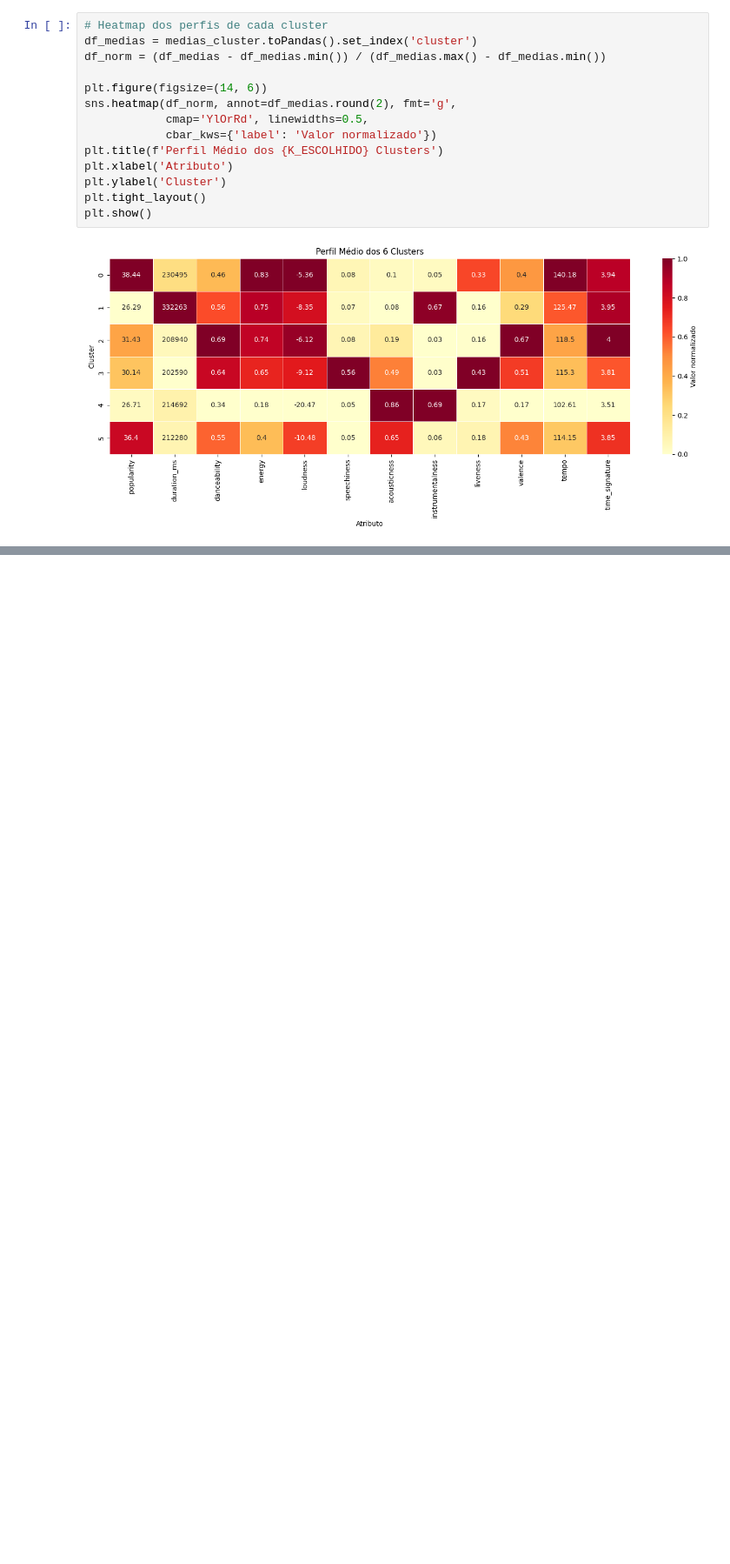
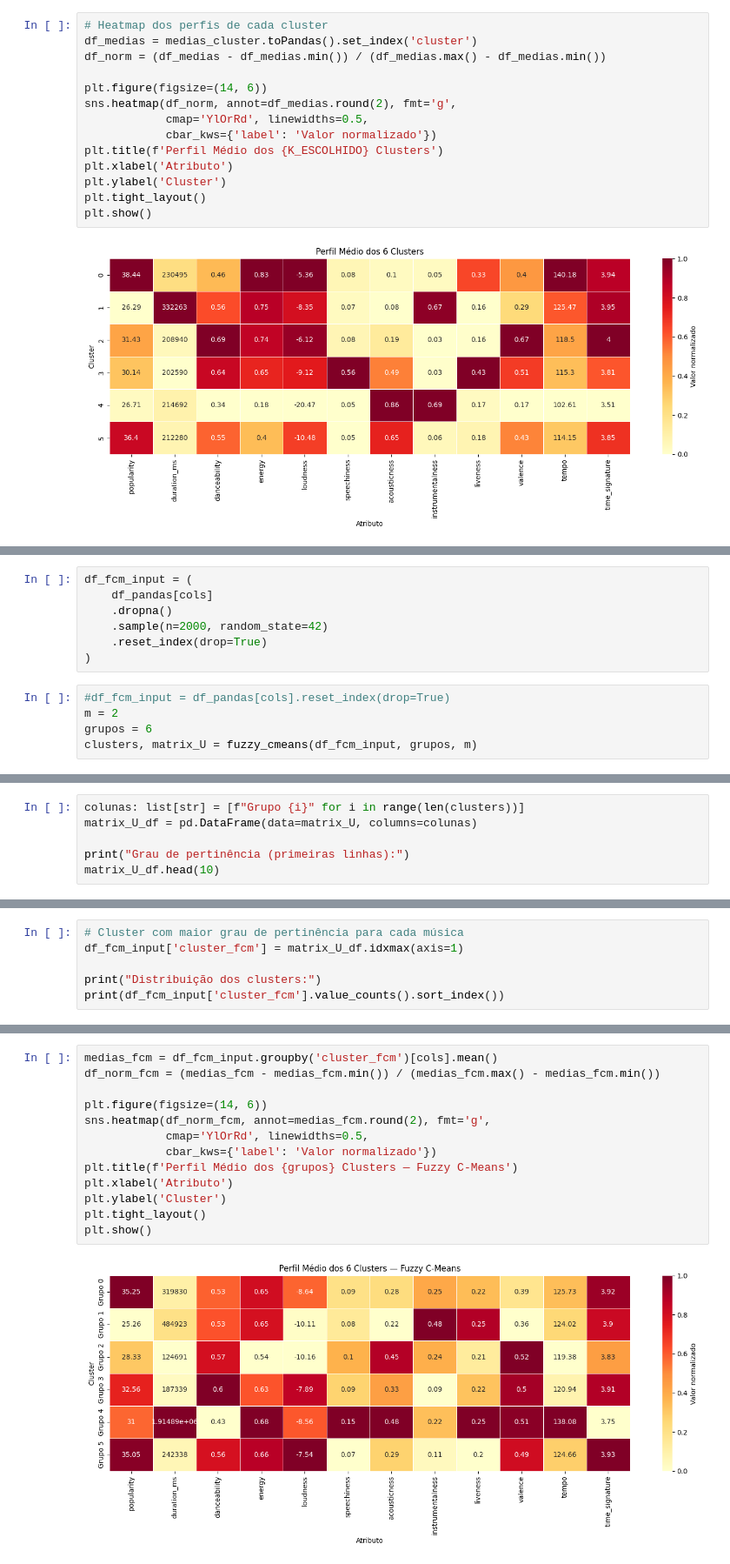
Before and after one commit to giu-garrido/projeto-integrador-5-semestre, a Jupyter notebook: analise_do_dataset.ipynb, the cells around one changed output, grey strips where cells are left out. Shown at 87% size. Cells and saved outputs as stored; diff of their text form; blank space fills up the shorter version.

Commit message:
feat: fuzzy c-means implementado com amostra de 2000 dados

```diff
--- a/analise_do_dataset.ipynb
+++ b/analise_do_dataset.ipynb
@@ -514,0 +744,12 @@ plt.show()
+# %%
+df_fcm_input = (
+    df_pandas[cols]
+    .dropna()
+    .sample(n=2000, random_state=42)
+    .reset_index(drop=True)
+)
+# %%
+#df_fcm_input = df_pandas[cols].reset_index(drop=True)
+m = 2
+grupos = 6
+clusters, matrix_U = fuzzy_cmeans(df_fcm_input, grupos, m)
@@ -514,0 +774,6 @@ plt.show()
+# %%
+colunas: list[str] = [f"Grupo {i}" for i in range(len(clusters))]
+matrix_U_df = pd.DataFrame(data=matrix_U, columns=colunas)
+
+print("Grau de pertinência (primeiras linhas):")
+matrix_U_df.head(10)
@@ -514,0 +793,6 @@ plt.show()
+# %%
+# Cluster com maior grau de pertinência para cada música
+df_fcm_input['cluster_fcm'] = matrix_U_df.idxmax(axis=1)
+
+print("Distribuição dos clusters:")
+print(df_fcm_input['cluster_fcm'].value_counts().sort_index())
@@ -514,0 +809,15 @@ plt.show()
+# %%
+medias_fcm = df_fcm_input.groupby('cluster_fcm')[cols].mean()
+df_norm_fcm = (medias_fcm - medias_fcm.min()) / (medias_fcm.max() - medias_fcm.min())
+
+plt.figure(figsize=(14, 6))
+sns.heatmap(df_norm_fcm, annot=medias_fcm.round(2), fmt='g',
+            cmap='YlOrRd', linewidths=0.5,
+            cbar_kws={'label': 'Valor normalizado'})
+plt.title(f'Perfil Médio dos {grupos} Clusters — Fuzzy C-Means')
+plt.xlabel('Atributo')
+plt.ylabel('Cluster')
+plt.tight_layout()
+plt.show()
+# %% [output]
+[figure, added]
```
Also changed, not shown: parts of 12 cells of this notebook.
